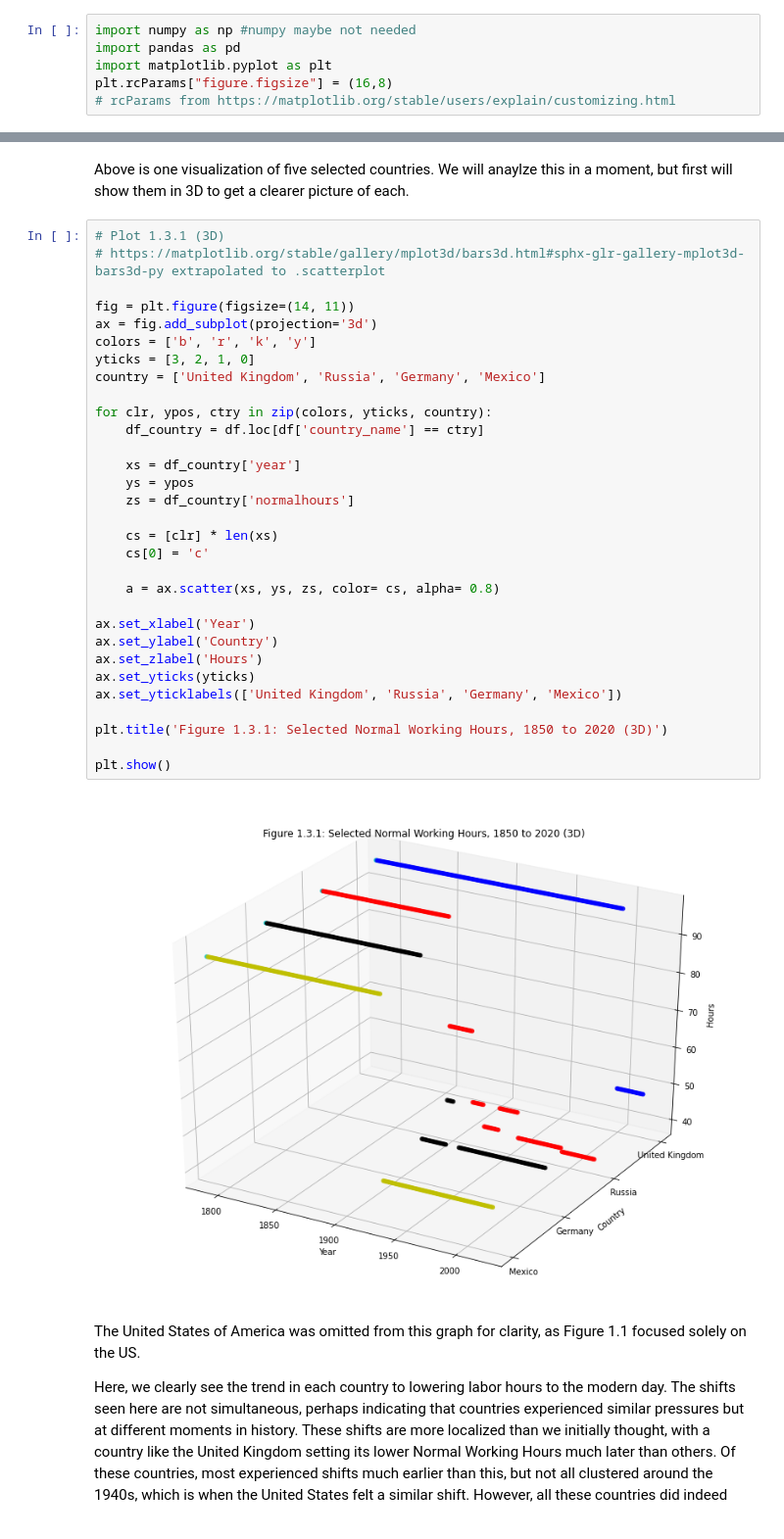
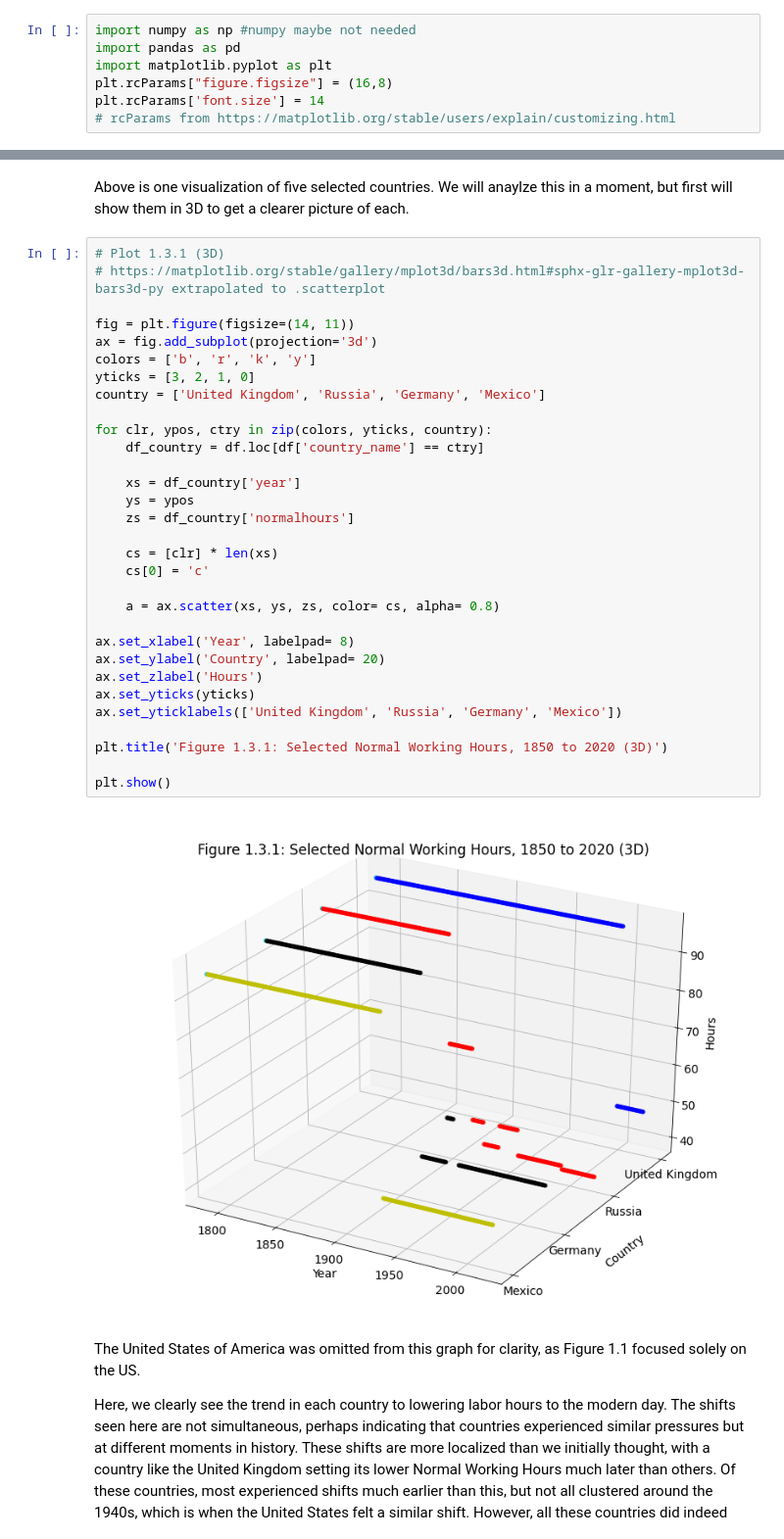
Before and after one commit to trevor-moss/ek121_finalProj, a Jupyter notebook: submission_format.ipynb, the cells around one changed output, grey strips where cells are left out. Shown at 98% size. Drawn from its saved outputs; the diff is of its cells as text.

```diff
--- a/submission_format.ipynb
+++ b/submission_format.ipynb
@@ -38,6 +38,7 @@ import numpy as np #numpy maybe not needed
 import pandas as pd
 import matplotlib.pyplot as plt
 plt.rcParams["figure.figsize"] = (16,8)
+plt.rcParams['font.size'] = 14
 # rcParams from https://matplotlib.org/stable/users/explain/customizing.html
 # %%
 data_url = "https://www.dropbox.com/s/ie1zvkr7iht2i1j/public_workingtimedata.dta?dl=1" # store data url here
@@ -129,36 +130,36 @@ Above is one visualization of five selected countries. We will anaylze this in a
 # %%
 # Plot 1.3.1 (3D)
 # https://matplotlib.org/stable/gallery/mplot3d/bars3d.html#sphx-glr-gallery-mplot3d-bars3d-py extrapolated to .scatterplot
 
 fig = plt.figure(figsize=(14, 11))
 ax = fig.add_subplot(projection='3d')
 colors = ['b', 'r', 'k', 'y']
 yticks = [3, 2, 1, 0]
 country = ['United Kingdom', 'Russia', 'Germany', 'Mexico']
 
 for clr, ypos, ctry in zip(colors, yticks, country):
     df_country = df.loc[df['country_name'] == ctry]
 
     xs = df_country['year']
     ys = ypos
     zs = df_country['normalhours']
 
     cs = [clr] * len(xs)
     cs[0] = 'c'
 
     a = ax.scatter(xs, ys, zs, color= cs, alpha= 0.8)
 
-ax.set_xlabel('Year')
-ax.set_ylabel('Country')
+ax.set_xlabel('Year', labelpad= 8)
+ax.set_ylabel('Country', labelpad= 20)
 ax.set_zlabel('Hours')
 ax.set_yticks(yticks)
 ax.set_yticklabels(['United Kingdom', 'Russia', 'Germany', 'Mexico'])
 
 plt.title('Figure 1.3.1: Selected Normal Working Hours, 1850 to 2020 (3D)')
 
 plt.show()
 # %% [output]
-[figure, old version]
+[figure, new version]
 # %% [markdown]
 The United States of America was omitted from this graph for clarity, as Figure 1.1 focused solely on the US.
 
```
Also changed, not shown: parts of 7 cells of this notebook.
